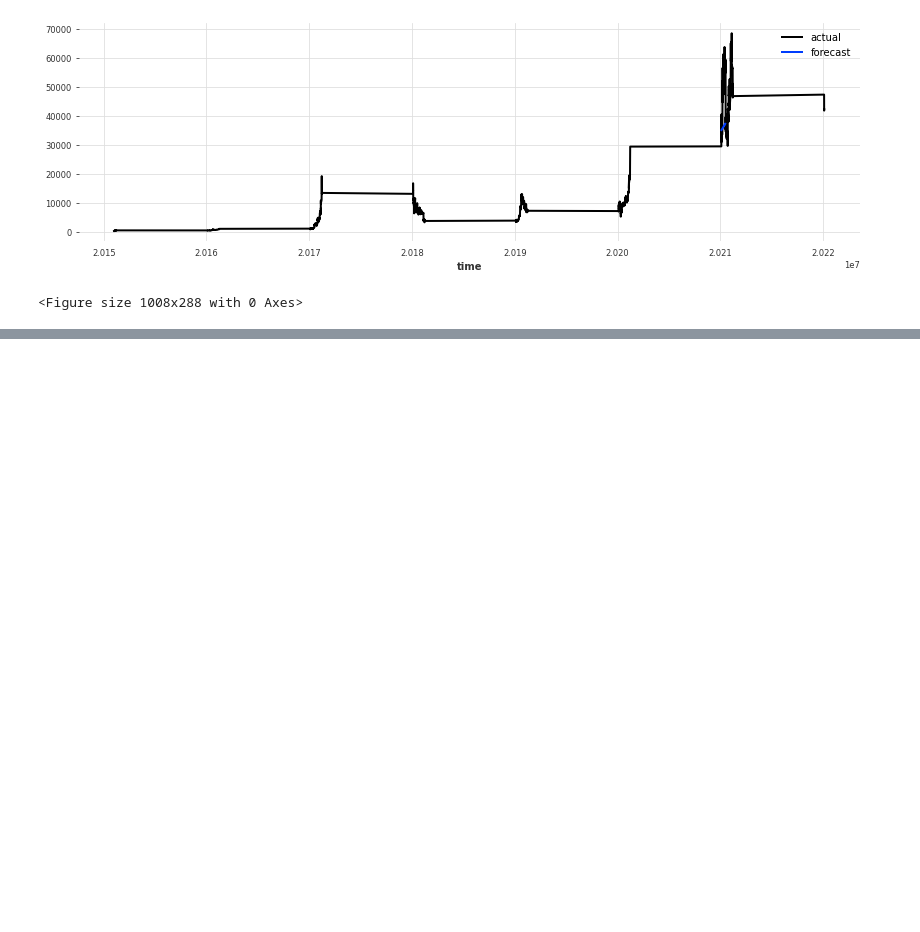
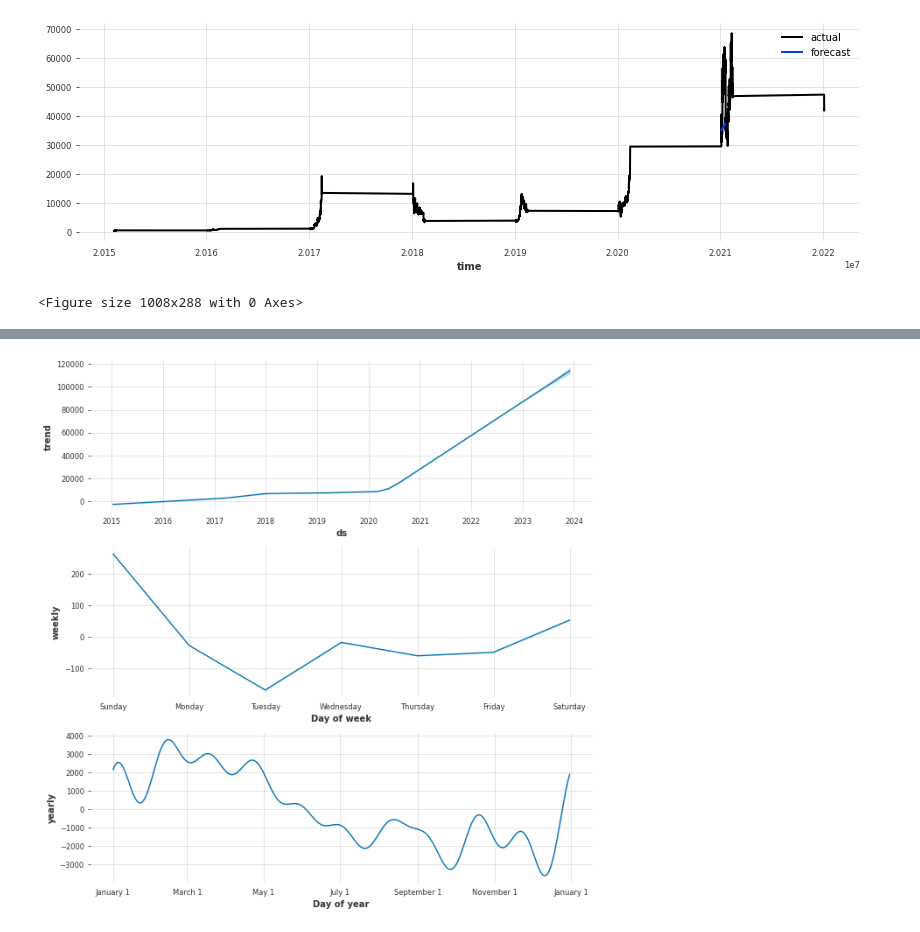
Before and after one commit to JonathanSuryadiputra/datascience-ca1, a Jupyter notebook: chiieong/CA.ipynb, the cells around one changed output, grey strips where cells are left out. Saved outputs shown, nothing was run; the diff lists cells and outputs as text; code cells hidden in the pictures; blank space fills up the shorter version.

```diff
--- a/chiieong/CA.ipynb
+++ b/chiieong/CA.ipynb
@@ -186,0 +174,4 @@ Name: Close, dtype: float64
+# %%
+fig2 = m.plot_components(forecast)
+# %% [output]
+[figure, added]
```
Also changed, not shown: parts of 16 cells of this notebook.
